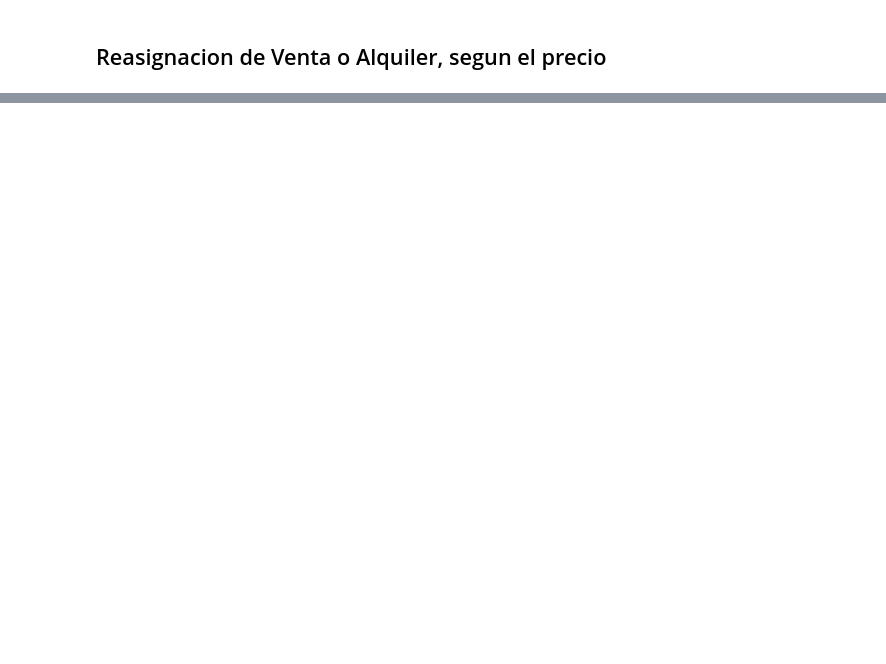
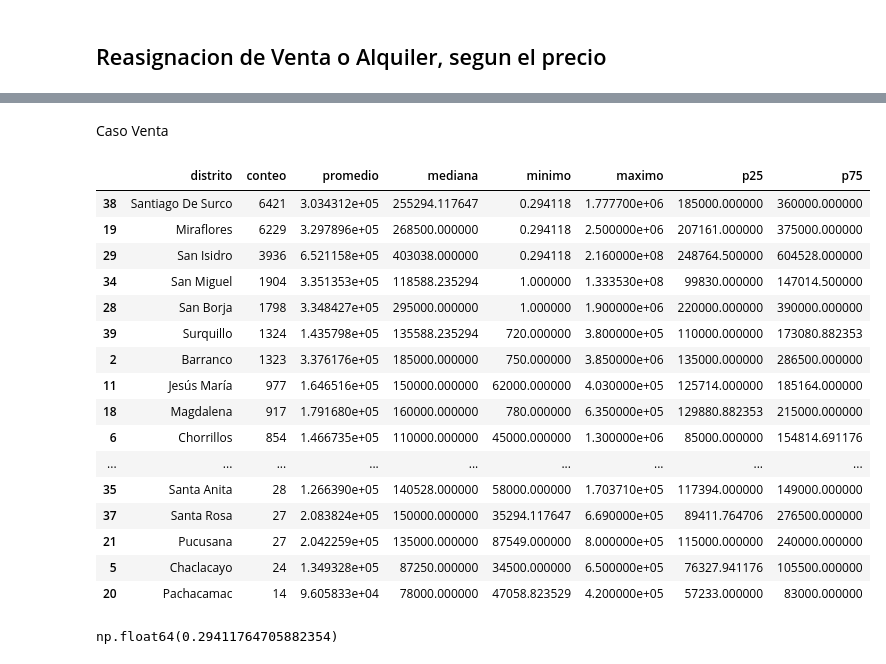
Before and after one commit to RH-007/Analisis_Vivienda, a Jupyter notebook: analysis/vivienda_process.ipynb, the cells around one changed output, grey strips where cells are left out. Drawn from its saved outputs; the diff is of its cells as text; code cells hidden in the pictures; blank space fills up the shorter version.

```diff
--- a/analysis/vivienda_process.ipynb
+++ b/analysis/vivienda_process.ipynb
@@ -767,0 +859,38 @@ cambio_operacion_alquiler("Miraflores", "alquiler")
+# %% [markdown]
+Caso Venta
+# %%
+stats_venta = data_analisis[(data_analisis["operacion"]=="venta") & (data_analisis["inmueble"]=="departamentos")].groupby(['distrito']).agg(
+    conteo   = ('precio_usd', 'count'),
+    promedio = ('precio_usd', 'mean'),
+    mediana  = ('precio_usd', 'median'),
+    minimo   = ('precio_usd', 'min'),
+    maximo   = ('precio_usd', 'max'),
+    p25      = ('precio_usd', lambda x: x.quantile(0.25)),
+    p75      = ('precio_usd', lambda x: x.quantile(0.75)),
+).reset_index(drop=False)
+
+stats_venta.sort_values(by="conteo", ascending=False).head(50)
+# %% [output]
+|  | distrito | conteo | promedio | mediana | minimo | maximo | p25 | p75 |
+| 38 | Santiago De Surco | 6421 | 3.034312e+05 | 255294.117647 | 0.294118 | 1.777700e+06 | 185000.000000 | 360000.000000 |
+| 19 | Miraflores | 6229 | 3.297896e+05 | 268500.000000 | 0.294118 | 2.500000e+06 | 207161.000000 | 375000.000000 |
+| 29 | San Isidro | 3936 | 6.521158e+05 | 403038.000000 | 0.294118 | 2.160000e+08 | 248764.500000 | 604528.000000 |
+| 34 | San Miguel | 1904 | 3.351353e+05 | 118588.235294 | 1.000000 | 1.333530e+08 | 99830.000000 | 147014.500000 |
+| 28 | San Borja | 1798 | 3.348427e+05 | 295000.000000 | 1.000000 | 1.900000e+06 | 220000.000000 | 390000.000000 |
+| 39 | Surquillo | 1324 | 1.435798e+05 | 135588.235294 | 720.000000 | 3.800000e+05 | 110000.000000 | 173080.882353 |
+| 2 | Barranco | 1323 | 3.376176e+05 | 185000.000000 | 750.000000 | 3.850000e+06 | 135000.000000 | 286500.000000 |
+| 11 | Jesús María | 977 | 1.646516e+05 | 150000.000000 | 62000.000000 | 4.030000e+05 | 125714.000000 | 185164.000000 |
+| 18 | Magdalena | 917 | 1.791680e+05 | 160000.000000 | 780.000000 | 6.350000e+05 | 129880.882353 | 215000.000000 |
+| 6 | Chorrillos | 854 | 1.466735e+05 | 110000.000000 | 45000.000000 | 1.300000e+06 | 85000.000000 | 154814.691176 |
+| ... | ... | ... | ... | ... | ... | ... | ... | ... |
+| 35 | Santa Anita | 28 | 1.266390e+05 | 140528.000000 | 58000.000000 | 1.703710e+05 | 117394.000000 | 149000.000000 |
+| 37 | Santa Rosa | 27 | 2.083824e+05 | 150000.000000 | 35294.117647 | 6.690000e+05 | 89411.764706 | 276500.000000 |
+| 21 | Pucusana | 27 | 2.042259e+05 | 135000.000000 | 87549.000000 | 8.000000e+05 | 115000.000000 | 240000.000000 |
+| 5 | Chaclacayo | 24 | 1.349328e+05 | 87250.000000 | 34500.000000 | 6.500000e+05 | 76327.941176 | 105500.000000 |
+| 20 | Pachacamac | 14 | 9.605833e+04 | 78000.000000 | 47058.823529 | 4.200000e+05 | 57233.000000 | 83000.000000 |
+# %%
+data_analisis[(data_analisis["distrito"]=="Miraflores") &
+            (data_analisis["operacion"]=="venta")
+            ]["precio_usd"].min()
+# %% [output]
+np.float64(0.29411764705882354)
```
Also changed, not shown: parts of 30 cells of this notebook, 28 other files.
